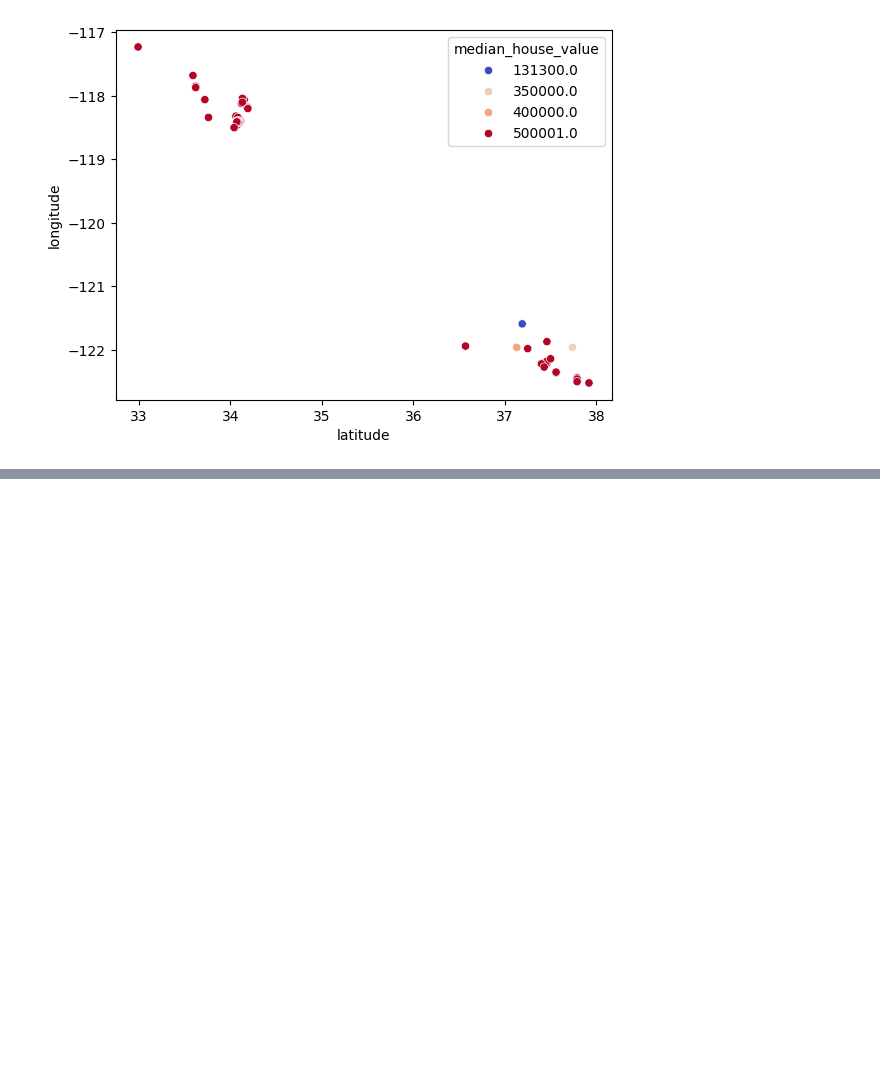
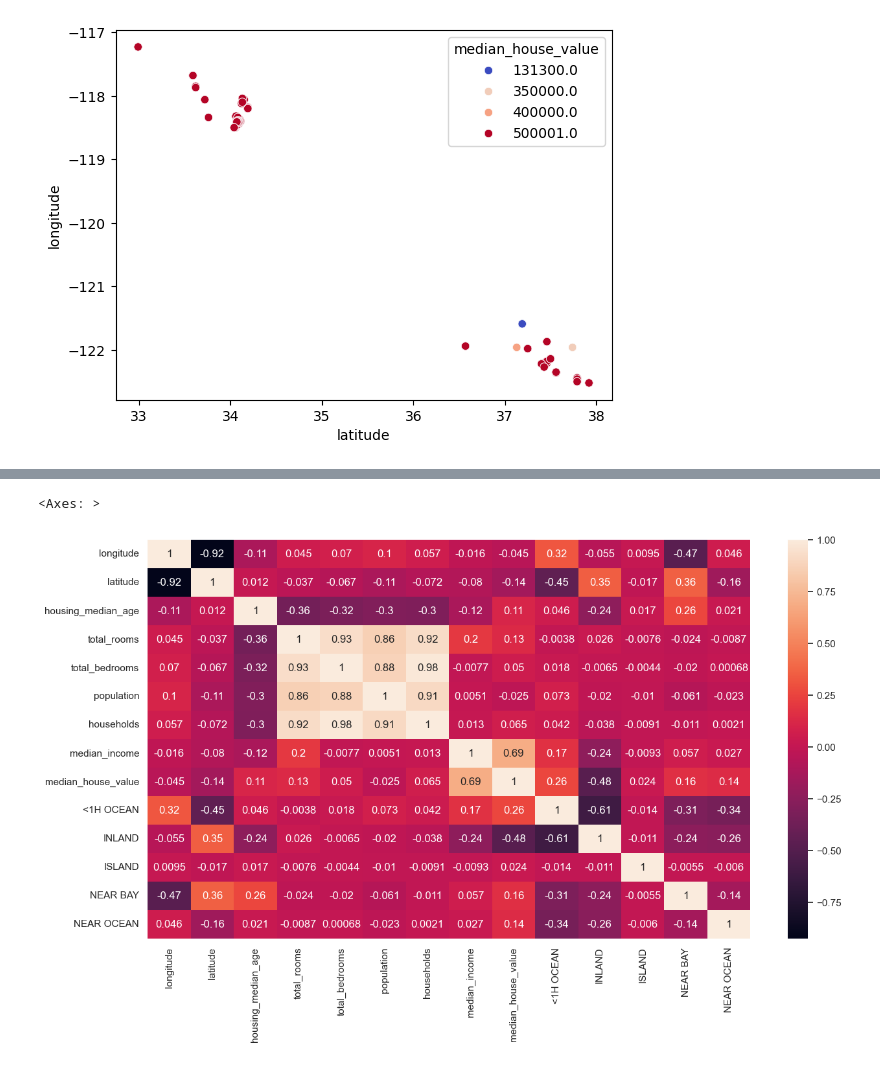
Before and after one commit to gonzolopez18/python_ia, a Jupyter notebook: Unidad 4/U4_01_Set_De_Datos.ipynb, the cells around one changed output, grey strips where cells are left out. Drawn from its saved outputs; the diff is of its cells as text; code cells hidden in the pictures; blank space fills up the shorter version.

```diff
--- a/Unidad 4/U4_01_Set_De_Datos.ipynb
+++ b/Unidad 4/U4_01_Set_De_Datos.ipynb
@@ -79,3 +79,7 @@ sb.scatterplot(x="latitude", y="longitude", data=datos[(datos.median_income > 14
 # %% [output]
 <Axes: xlabel='latitude', ylabel='longitude'>
 [figure]
+# %%
+#eliminar nulos
+datos_na = datos.dropna()
+datos_na.info()
@@ -81,0 +114,4 @@ sb.scatterplot(x="latitude", y="longitude", data=datos[(datos.median_income > 14
+# %%
+#generar columnas dummis para columna no entera
+dummies = pd.get_dummies(datos["ocean_proximity"], dtype=int)
+datos_na = datos_na.join(dummies)
@@ -81,0 +120,4 @@ sb.scatterplot(x="latitude", y="longitude", data=datos[(datos.median_income > 14
+# %%
+#eliminar columna
+datos_na = datos_na.drop(["ocean_proximity"], axis=1)
+datos_na.head()
@@ -81,0 +149,6 @@ sb.scatterplot(x="latitude", y="longitude", data=datos[(datos.median_income > 14
+# %%
+sb.set(rc={"figure.figsize": (15,8)})
+sb.heatmap(datos_na.corr(), annot=True)
+# %% [output]
+<Axes: >
+[figure, added]
```
Also changed, not shown: parts of 6 cells of this notebook, 1 other file.
